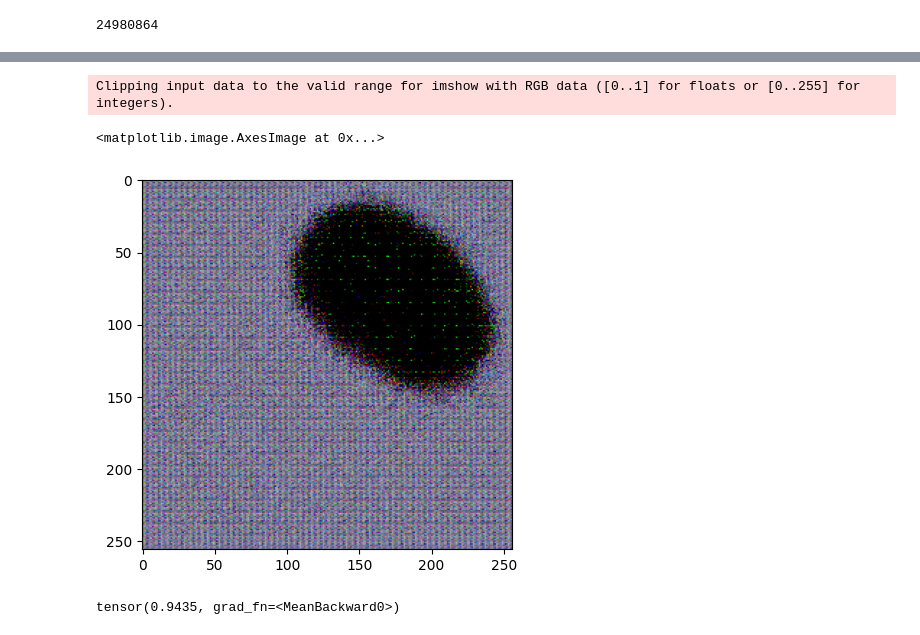
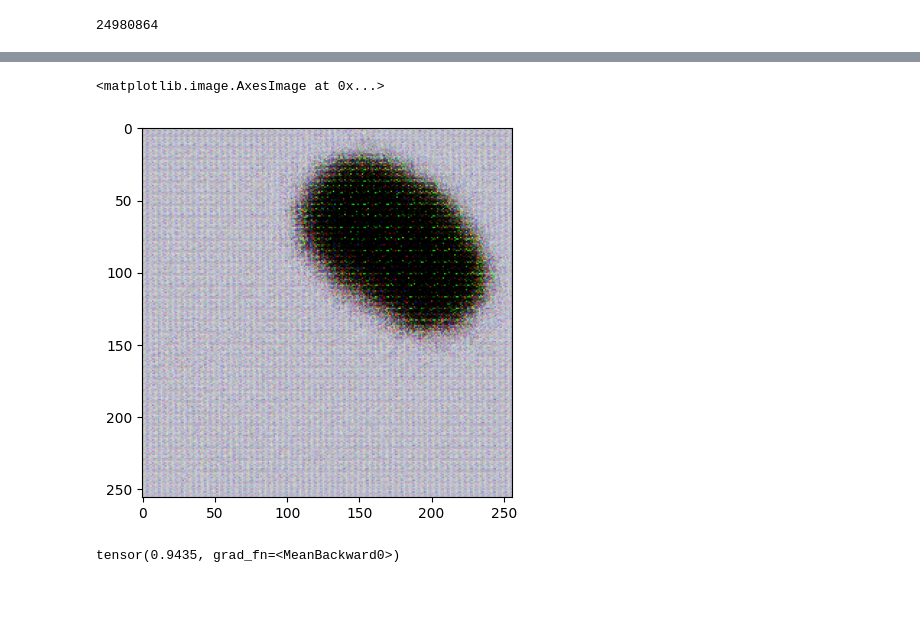
Before and after one commit to Mafaz03/Image-to-image-transformer-model, a Jupyter notebook: train.ipynb, the cells around one changed output, grey strips where cells are left out. Cells and saved outputs as stored; diff of their text form; code cells hidden in the pictures; blank space fills up the shorter version.

```diff
--- a/train.ipynb
+++ b/train.ipynb
@@ -39,3 +61,6 @@ gen = Generator()
 sum(p.numel() for p in gen.parameters())
 # %% [output]
 24980864
+# %%
+os.makedirs("evaluate", exist_ok=True)
+save_epoch = 1
@@ -42,10 +71,30 @@ sum(p.numel() for p in gen.parameters())
+# %%
+def save_fig(x, target, pred, folder, epoch):
+
+    plt.subplot(1,3,1)
+    plt.imshow((x.permute(1,2,0).detach().numpy())/2 + 0.5)
+    plt.title("Input")
+    plt.axis("off")
+
+    plt.subplot(1,3,2)
+    plt.imshow((target.permute(1,2,0).detach().numpy())/2 + 0.5)
+    plt.title("Target")
+    plt.axis("off")
+
+    plt.subplot(1,3,3)
+    plt.imshow((pred.permute(1,2,0).detach().numpy())/2 + 0.5)
+    plt.title("Prediction")
+    plt.axis("off")
+
+    plt.show()
+    plt.savefig(f"{folder}/{str(epoch)}.png")
 # %%
 gen = Generator()
 opt_gen = optim.Adam(gen.parameters(), lr=TransformerConfig().lr, betas=(0.5, 0.999))
 
 g_scaler = GradScaler('cpu')
 
-for epoch in TransformerConfig().epochs():
+for epoch in range(TransformerConfig().epochs):
     total_loss = 0
     for x in train_dl:
 
@@ -53,10 +102,16 @@ for epoch in TransformerConfig().epochs():
         loss = torch.mean(torch.abs(X - pred))
 
         gen.zero_grad()
-        g_scaler.scale(total_loss).backward()
+        g_scaler.scale(loss).backward()
         g_scaler.step(opt_gen)
         g_scaler.update()
 
         total_loss += loss.item()
 
     avg_loss = total_loss / len(train_dl)
+    if epoch % save_epoch == 0:
+        save_fig(x[X][0], x[target][0], pred[0], "evaluate", epoch)
+        wandb.log(
+            "total": total_loss,
+            "Generated Images": [wandb.Image(f"/kaggle/working/evaluate/{epoch}.png", caption=f"Epoch {epoch} - Generated")]
+        )
@@ -63,9 +126,8 @@ for epoch in TransformerConfig().epochs():
 # %%
-plt.imshow(pred[0].permute(1,2,0).detach().numpy())
+plt.imshow((pred[0].permute(1,2,0).detach().numpy())/2 + 0.5)
 # %% [output]
-Clipping input data to the valid range for imshow with RGB data ([0..1] for floats or [0..255] for integers).
+<matplotlib.image.AxesImage at 0x...>
-<matplotlib.image.AxesImage at 0x...>
-[figure, old version]
+[figure, new version]
 # %%
 gen_total_loss = torch.mean(torch.abs(image - pred))
 gen_total_loss
```
Also changed, not shown: parts of 4 cells of this notebook, 19 other files.
